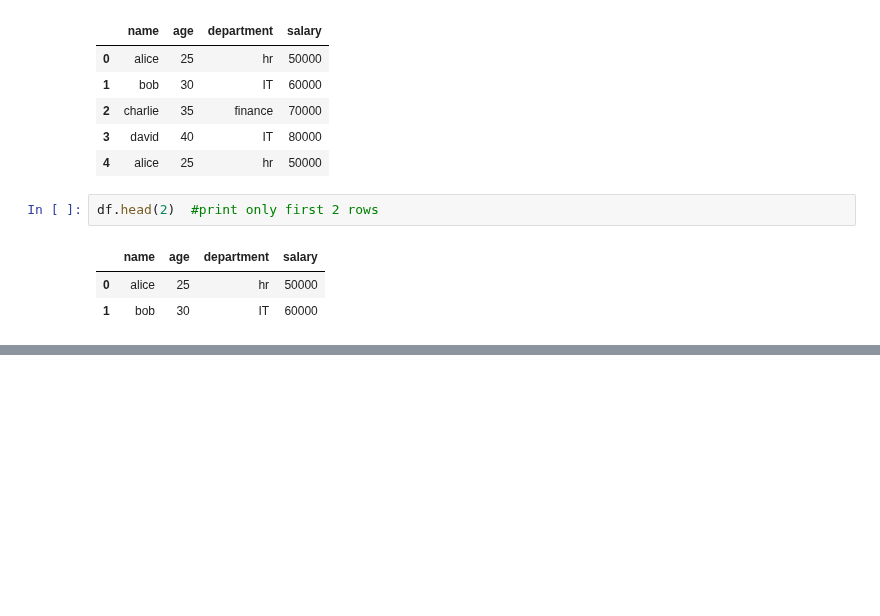
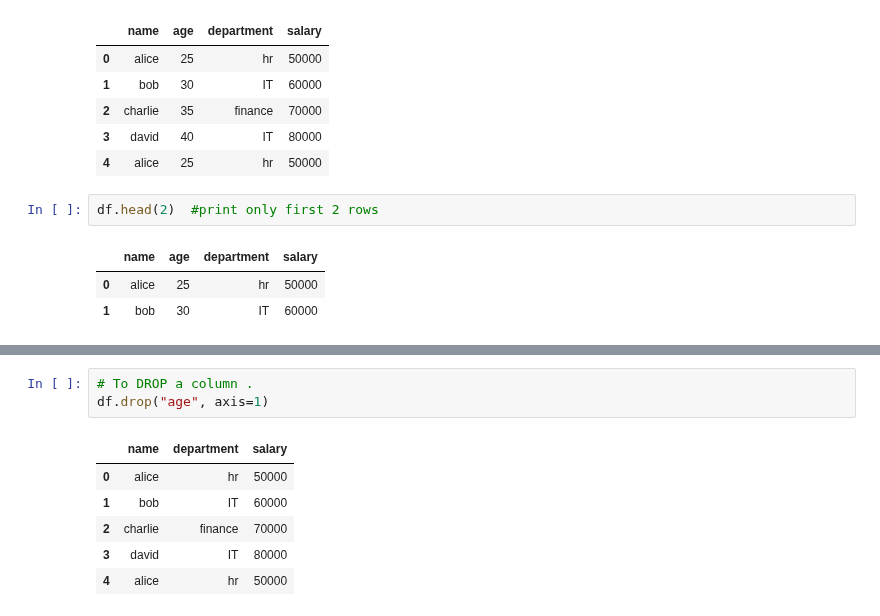
Before and after one commit to fafa20252025/fariba, a Jupyter notebook: pandasexercise.ipynb, the cells around one changed output, grey strips where cells are left out. Cells and saved outputs as stored; diff of their text form; blank space fills up the shorter version.

```diff
--- a/pandasexercise.ipynb
+++ b/pandasexercise.ipynb
@@ -209,0 +242,10 @@ df.head(2)  #print only first 2 rows
+# %%
+# To DROP a column .
+df.drop("age", axis=1)
+# %% [output]
+|  | name | department | salary |
+| 0 | alice | hr | 50000 |
+| 1 | bob | IT | 60000 |
+| 2 | charlie | finance | 70000 |
+| 3 | david | IT | 80000 |
+| 4 | alice | hr | 50000 |
```
Also changed, not shown: parts of 9 cells of this notebook.
